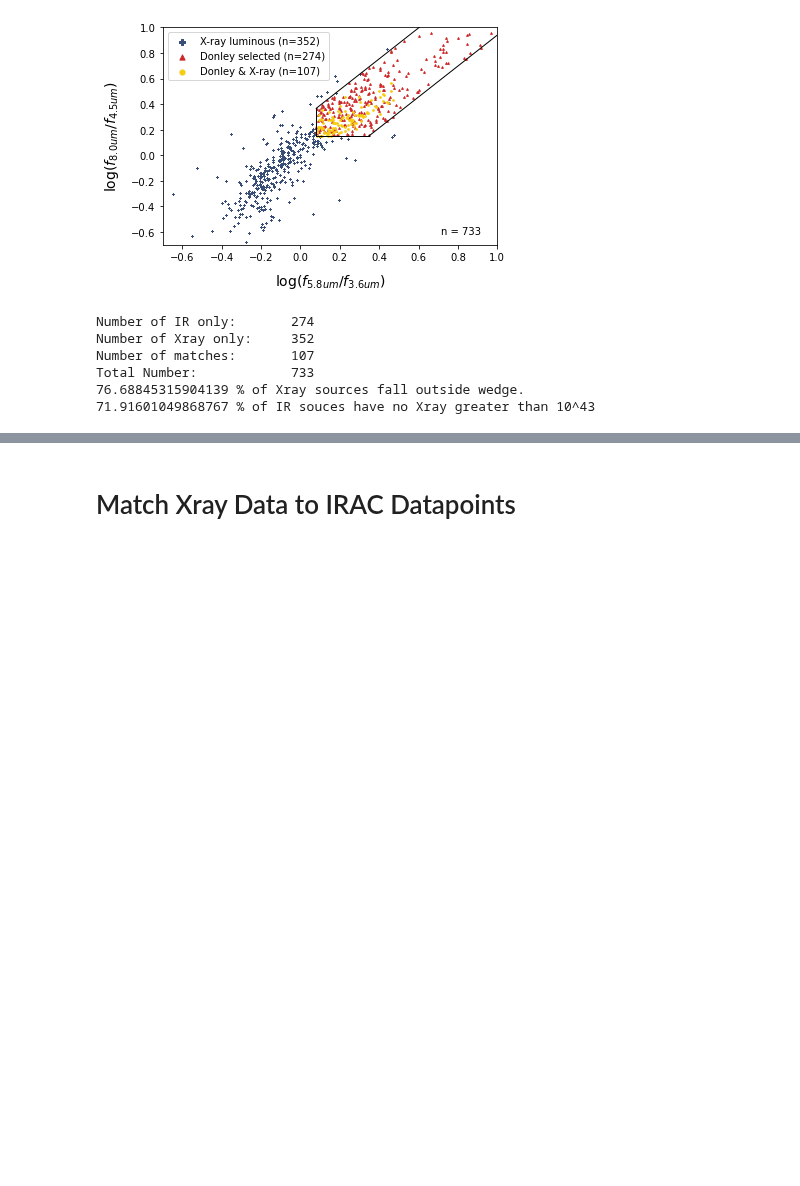
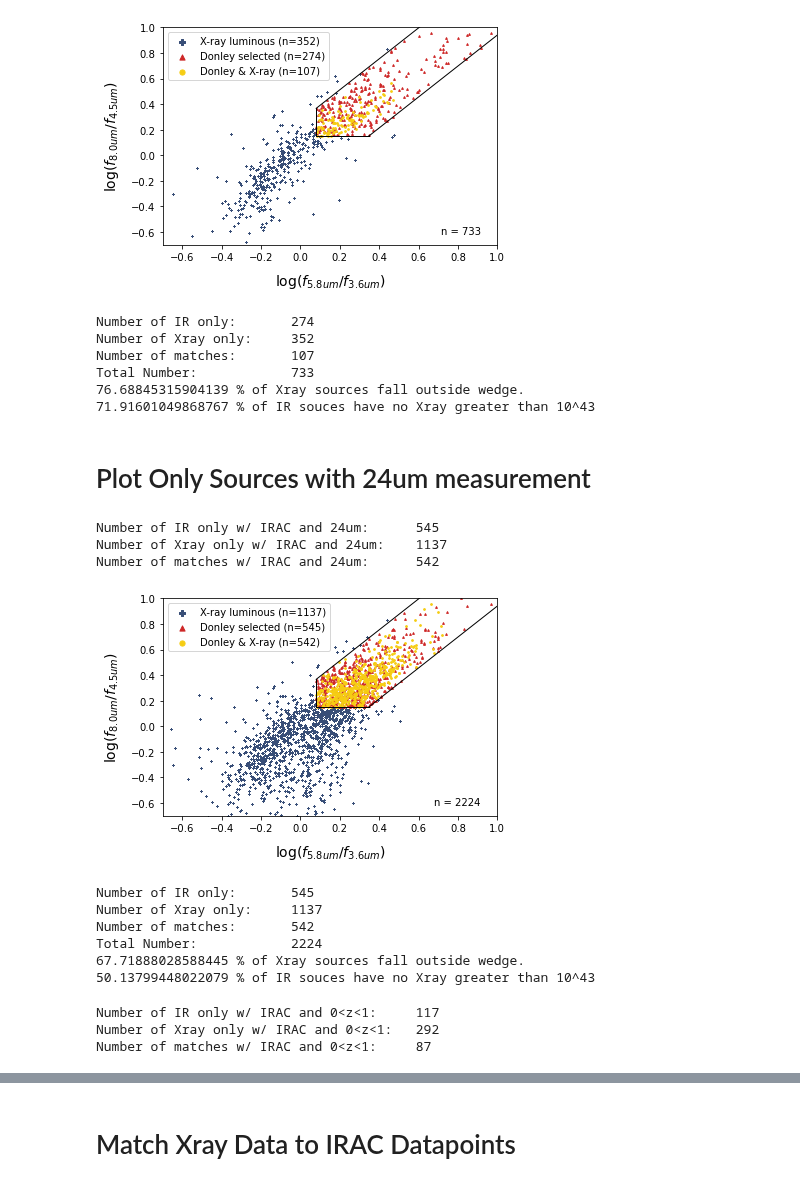
Before and after one commit to parallax-xallaraq/IfA-REU-Project, a Jupyter notebook: Code/COSMOS_IR_Xray_compare.ipynb, the cells around one changed output, grey strips where cells are left out. Drawn from its saved outputs; the diff is of its cells as text; code cells hidden in the pictures; blank space fills up the shorter version.

Commit message:
make tricolor plots for 24um sources only

```diff
--- a/Code/COSMOS_IR_Xray_compare.ipynb
+++ b/Code/COSMOS_IR_Xray_compare.ipynb
@@ -80,6 +80,9 @@ print('Ch4 read')
 # get ID
 id20_data = np.array(data20['ID_COSMOS2015'])
 print('id read')
+# Get Far-InfraRed (FIR) data at 24um
+fir24um_data = np.array(data20['FIR_24_FLUX'])   # Spitzer/MIPS.24mu
+print('24um read')
 # %% [output]
 Ch1 read
 Ch2 read
@@ -272,3 +274,76 @@ Number of matches:       107
 Total Number:            733
 76.68845315904139 % of Xray sources fall outside wedge.
 71.91601049868767 % of IR souces have no Xray greater than 10^43
+# %% [markdown]
+# Plot Only Sources with 24um measurement
+# %%
+# Get sources with 24um measurements
+mask_fir = (fir24um_data > 0)
+fir24um_data_valid = fir24um_data[mask_fir]
+id20_data_fir24Valid = id20_data[mask_fir]
+
+# match sources with 24um to Red/Yel/Blu AGN
+key_id24_blu, key_blu_id24 = match.match(id20_data_fir24Valid, agn_xrSel20_id_ONLY_IRAC)
+key_id24_red, key_red_id24 = match.match(id20_data_fir24Valid, agn_irSel20_id_ONLY_IRAC)
+key_id24_yel, key_yel_id24 = match.match(id20_data_fir24Valid, agn20_id_BOTH_IRAC)
+
+# Get IDs of AGN with 24um detections.
+agn_xrSel20_id_ONLY_IRAC_24um = agn_xrSel20_id_ONLY_IRAC[key_blu_id24]
+agn_irSel20_id_ONLY_IRAC_24um = agn_irSel20_id_ONLY_IRAC[key_red_id24]
+agn20_id_BOTH_IRAC_24um       = agn20_id_BOTH_IRAC[key_yel_id24]
+
+# get x and y points for AGN with 24um
+x_xr_24um = x_xr[key_blu_id24]
+y_xr_24um = y_xr[key_blu_id24]
+x_ir_24um = x_ir[key_red_id24]
+y_ir_24um = y_ir[key_red_id24]
+x_ix_24um = x_ix[key_yel_id24]
+y_ix_24um = y_ix[key_yel_id24]
+# %%
+# print info
+print('Number of IR only w/ IRAC and 24um:\t',   len(x_ir_24um))
+print('Number of Xray only w/ IRAC and 24um:\t', len(x_xr_24um))
+print('Number of matches w/ IRAC and 24um:\t',   len(x_ix_24um))
+# %% [output]
+Number of IR only w/ IRAC and 24um:      545
+Number of Xray only w/ IRAC and 24um:    1137
+Number of matches w/ IRAC and 24um:      542
+# %%
+myP.PlotDonleyTricolor(
+        x_xr_24um, y_xr_24um,             # X-ray (blue)
+        x_ir_24um, y_ir_24um,             # infrared (red)
+        x_ix_24um, y_ix_24um,             # overlap (yellow)
+        path=path_fig,                              # save
+        fileName='COSMOS_IR-Xray_selection_24um',   # save
+        printInfo=True          # output text
+    )
+# %% [output]
+[figure, added]
+Number of IR only:       545
+Number of Xray only:     1137
+Number of matches:       542
+Total Number:            2224
+67.71888028588445 % of Xray sources fall outside wedge.
+50.13799448022079 % of IR souces have no Xray greater than 10^43
+# %%
+# match redshift against AGN color IDs
+key_z_blu24, key_blu24_z= match.match(zID_01, agn_xrSel20_id_ONLY_IRAC_24um)
+key_z_red24, key_red24_z= match.match(zID_01, agn_irSel20_id_ONLY_IRAC_24um)
+key_z_yel24, key_yel24_z= match.match(zID_01, agn20_id_BOTH_IRAC_24um)
+
+# get sources with redshifts 0<z<1
+x_xr_24um_z01 = x_xr[key_blu24_z]
+y_xr_24um_z01 = y_xr[key_blu24_z]
+x_ir_24um_z01 = x_ir[key_red24_z]
+y_ir_24um_z01 = y_ir[key_red24_z]
+x_ix_24um_z01 = x_ix[key_yel24_z]
+y_ix_24um_z01 = y_ix[key_yel24_z]
+
+# print info
+print('Number of IR only w/ IRAC and 0<z<1:\t',   len(x_ir_24um_z01))
+print('Number of Xray only w/ IRAC and 0<z<1:\t', len(x_xr_24um_z01))
+print('Number of matches w/ IRAC and 0<z<1:\t',   len(x_ix_24um_z01))
+# %% [output]
+Number of IR only w/ IRAC and 0<z<1:     117
+Number of Xray only w/ IRAC and 0<z<1:   292
+Number of matches w/ IRAC and 0<z<1:     87
```
Also changed, not shown: parts of 4 cells of this notebook, 7 other files.
